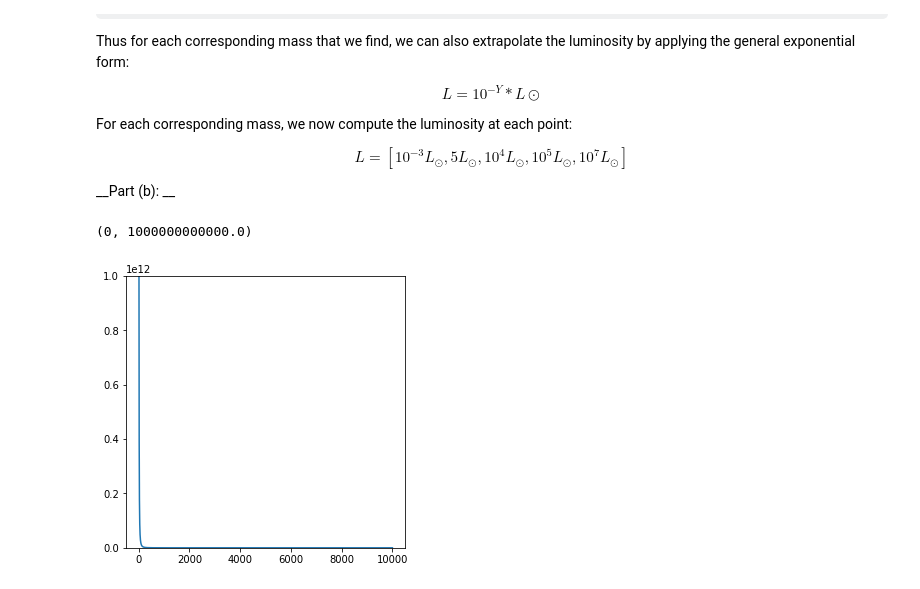
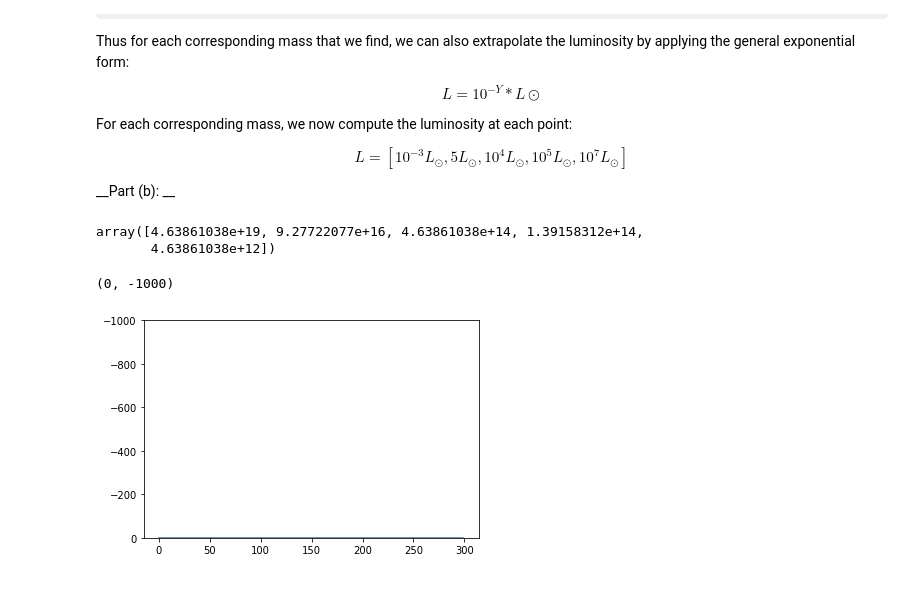
Before and after one commit to AndyTza/modern_astro, a Jupyter notebook: Modern Stellar Astrophysics Homework 1 Solutions.ipynb, the cells around one changed output. Cells and saved outputs as stored; diff of their text form; code cells hidden in the pictures; some formulas as TeX source.

```diff
--- a/Modern Stellar Astrophysics Homework 1 Solutions.ipynb
+++ b/Modern Stellar Astrophysics Homework 1 Solutions.ipynb
@@ -244,31 +245,27 @@ __Part (b): __
 M = np.array([0.1, 1, 10, 30, 100]) # times solar mass
 Lp = np.array([0.001, 5, 10**4, 10**5, 10**7]) # times solar luminosity
 # %%
-def luminosity(mass):
+def luma(mass):
     L = (mass)**(3.5) * (3.848*10**26) # J/s
     return L
 
-def t_ms(mass, luminosity):
-    # Q/4 factor
-    Q_fact = 1.001*10**(-12) # Joules
-    f = 0.15
-    m_h = 1.674*10**(-27) # kg
+def t_ms(mass, luminosity, f=0.15, q_factor=1.001e-12, m_h=1.674e-27):
+    "Return the life-time of main-sequence star for given f-factor and q-factor"
 
-    # Correct units of mass and luminosity
-    mass_conv = mass * 1.99*10**(30) # kg
-    #lum_conv = luminosity * 3.848*10**(26) # J/s
+    time = (q_factor*f*mass*1.99e30)/(m_h*luminosity*3.848e26)
 
-    mass_ratio = (mass_conv)/(m_h)
-    lum_ratio = 1/(luminosity) # sec
-
-
-    result = (Q_fact * f * mass_ratio * lum_ratio) * 3.171*10**(-8)
-
-    return result
+    return time
+# %%
+t_ms(M, Lp)
+# %% [output]
+array([4.63861038e+19, 9.27722077e+16, 4.63861038e+14, 1.39158312e+14,
+       4.63861038e+12])
+# %%
+Ma = np.linspace(0.1, 100, 300)
+LL = luma(Ma)
 # %%
-plt.figure(figsize=(5,5))
-plt.plot(T)
-plt.ylim(0, 1e12)
+plt.plot(t_ms(Ma, LL))
+plt.ylim(0,-1000)
 # %% [output]
-(0, 1000000000000.0)
+(0, -1000)
-[figure, old version]
+[figure, new version]
```
Also changed, not shown: parts of 1 cell of this notebook.
